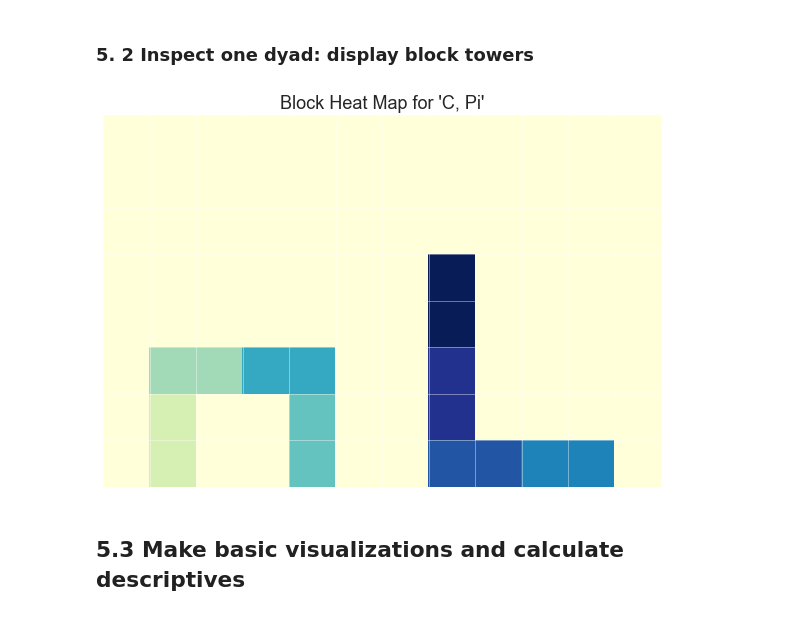
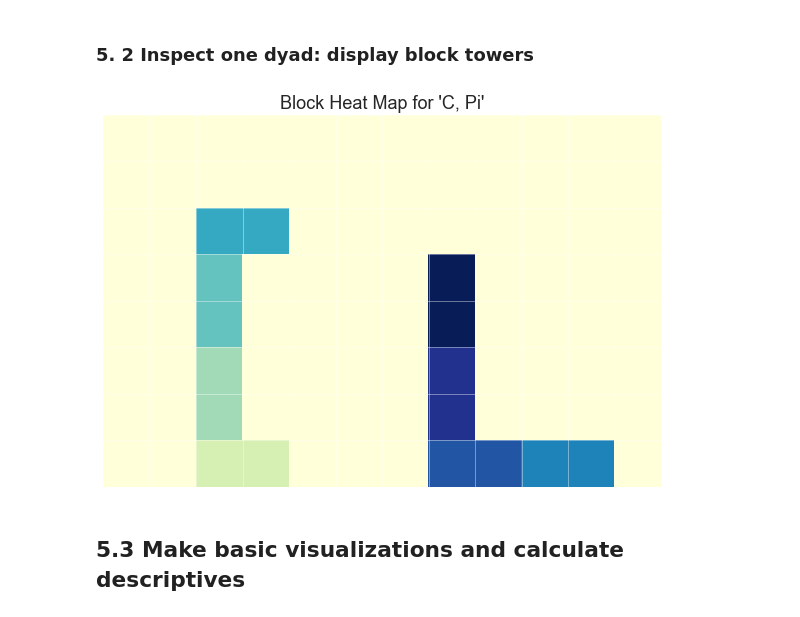
Before and after one commit to cogtoolslab/compositional-abstractions, a Jupyter notebook: analysis/compabs_analysis_p3.ipynb, the cells around one changed output. Drawn from its saved outputs; the diff is of its cells as text; code cells hidden in the pictures.

```diff
--- a/analysis/compabs_analysis_p3.ipynb
+++ b/analysis/compabs_analysis_p3.ipynb
@@ -274,7 +284,7 @@ plt.show()
 # %%
 # grab one game id
 gameids = list(df_chat.gameid.unique())
-dyadGameId = gameids[0]
+dyadGameId = gameids[1]
 # %%
 #create columns for char and word counts
 df_chat['word_count'] = df_chat['content'].str.split(' ').str.len()
@@ -310,17 +336,17 @@ floatCols = ['w','h','blockNum','turnNum','x','y']
 df_block[floatCols] = df_block[floatCols].applymap(np.int64)
 # %%
 trial_data = df_block[(df_block.gameid == dyadGameId) &\
-                      (df_block.trialNum == 4)]
+                      (df_block.trialNum == 3)]
 
 fig = plt.figure(figsize=(10,10))
 ax = fig.add_subplot(1,1,1)
 drawing.draw_from_actions_subplot(trial_data,
                                   ax,
                                   world_size = [12,8])
 plt.title("Block Heat Map for 'C, Pi'")
 plt.show()
 # %% [output]
-[figure, old version]
+[figure, new version]
 # %% [markdown]
 ## 5.3 Make basic visualizations and calculate descriptives
 # %% [markdown]
```
Also changed, not shown: parts of 18 cells of this notebook.
